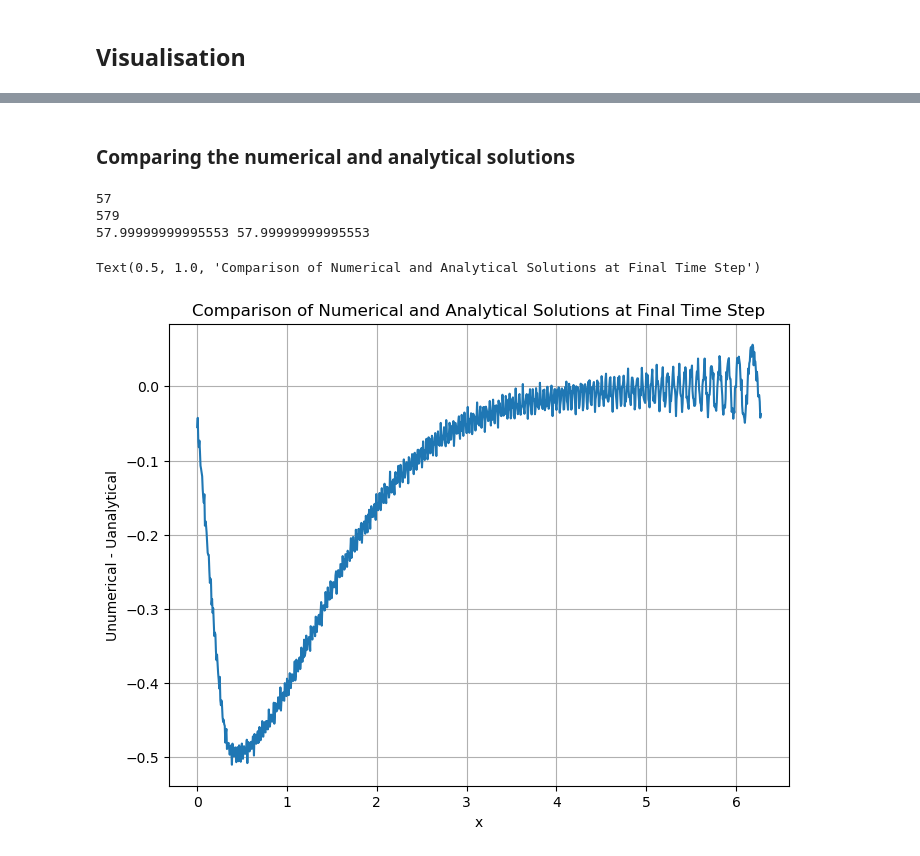
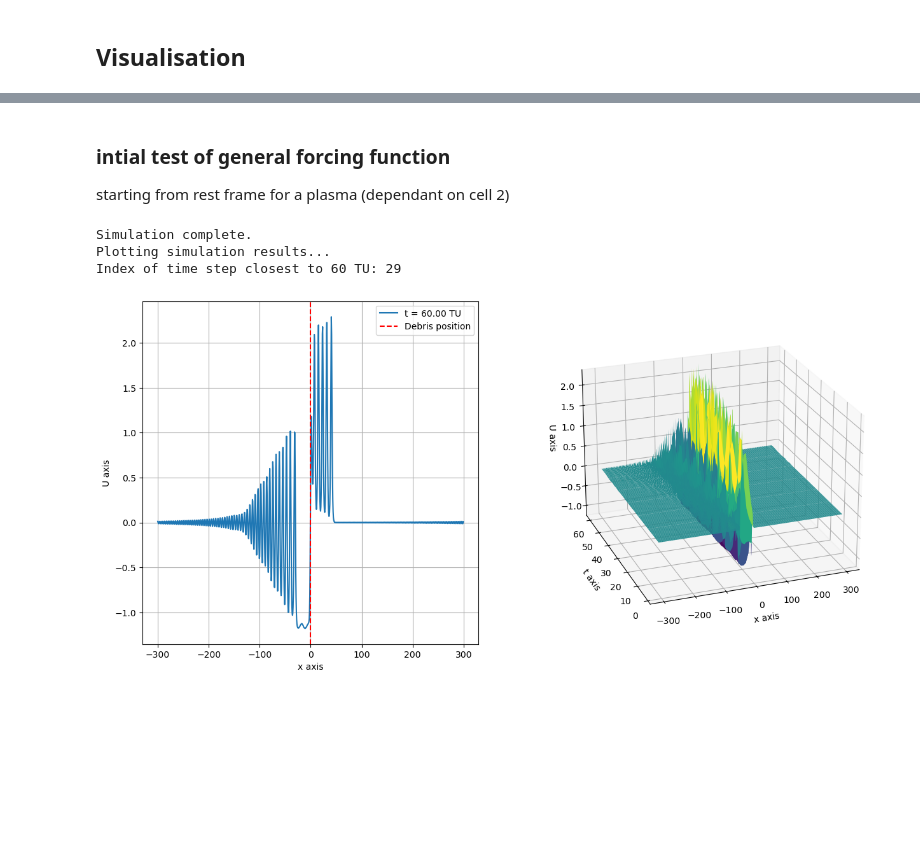
Before and after one commit to lsewards/Forced-kdv-plasma-solitons-simulation, a Jupyter notebook: Plasma soltion simulation.ipynb, the cells around one changed output, grey strips where cells are left out. Drawn from its saved outputs; the diff is of its cells as text; code cells hidden in the pictures; blank space fills up the shorter version.

Commit message:
added NASA paper, produced a properly functioning 1d fkdv sim

```diff
--- a/Plasma soltion simulation.ipynb
+++ b/Plasma soltion simulation.ipynb
@@ -14,16 +7,15 @@ def initialise_ionosphere_region(df, region):
     """ takes a dataframe of ionospheric properties and pulls the associated properties for a given region. making the necessary calculations required to run simulation CURRENTLY NOT ABLE TO HANDLE GEO"""
 
     # Pulls property name and values into a list and numpy array respectively
-    value = df_ionosphere[region].to_numpy()
-    properties = df_ionosphere["Properties"].to_list()
+    value = df[region].to_numpy()
+    properties = df["Properties"].to_list()
 
     # Creates a dictionary of the properties and values for the given region
     plasma_properties = dict(zip(properties, value))
     return plasma_properties
 
-
 def normalised_plasma_potential(a, debye_length, mass_ratio, potential_radius=None):
-    """Calculates the normalised plasma potential for a given debris radius, debye length, and mass ratio."""
+    """Calculates normalised plasma potential; ``a`` and ``debye_length`` must use the same length unit."""
     def _eqn_surface_potential(x, mass_ratio, s, a):
         """Equation 32 from the NASA paper in the form 0 = f(x) where f(x) is equal to g(x) - A(1-B * e(Cx), this equation is then put through brents method to identify the roots of the function, eφ/kT"""
         return np.exp(x) - np.sqrt(mass_ratio) * (s / a) ** 2 * (1 - ((s ** 2 - a ** 2) / s ** 2) * np.exp((a ** 2 / (s ** 2 - a ** 2)) * x))
@@ -39,17 +31,15 @@ def normalised_plasma_potential(a, debye_length, mass_ratio, potential_radius=No
 
     return phi_np
 
-
-def forcing_term_general(np_potential=None, x=None, time=None, vd=None, G=None):
+def forcing_term_general(np_potential, vd, G, x, time):
     """ Calculates the forcing term for the normalised forced KdV equation
         Parameters: X IS XI AND TIME IS TAU
         Returns: Forcing term as a numpy array
     """
-    return np_potential * np.exp(-1 * ((x - (vd * time)) / G) ** 2)
+    return np_potential * np.exp(-1 * (((x - vd * time ) / G) ** 2))
 
-
-def ck_solver(last_sol, current_sol, alpha, beta, k, f, dt, s):
-    """Use the Crank-Nicolson scheme to solve the normalised forced KdV equation on a non-periodic domain."""
+def ck_solver(last_sol, current_sol, alpha, beta, k, f, dt, s = 1.0):
+    """Use the Crank-Nicolson scheme to solve the normalised forced KdV equation on a periodic domain."""
     # pre-calculating coefficients
     _ck_beta = dt * beta * 1j * (k ** 3) * (s ** 3)
     _ck_z = dt * 1j * k * s
@@ -73,6 +63,7 @@ from numpy.fft import rfft, irfft
 import pandas as pd
 import matplotlib.pyplot as plt
 from scipy.optimize import brentq
+from functools import partial
 
 df_ionosphere = pd.read_excel(r'Ionosphere prop.xltx') # Upload the Ionosphere properties from the Excel file
 plasma_prop = initialise_ionosphere_region(df_ionosphere, "Low LEO") # Pulls the properties for the Low LEO region into a dictionary
@@ -86,24 +77,25 @@ __mh__ = 1.67262192595e-27  # Hydrogen ion aka proton mass in kg
 __mo__ = 15.994914619 * 1.66053906892e-27  # Oxygen ion mass in kg
 
 # Normlaised units
-TU = (plasma_prop["Debye Length"] * 1e-2) / (plasma_prop["Ion Acoustic Velocity"] * 1e3)  # Time unit in seconds
-vi =  plasma_prop["Ion Acoustic Velocity"] * 1e3  # Ion acoustic velocity in m/s
+debye_length_m = plasma_prop["Debye Length"] * 1e-2  # spreadsheet value is in cm
+vi_km_s = plasma_prop["Ion Acoustic Velocity"]  # spreadsheet value is in km/s
+TU = debye_length_m / (vi_km_s * 1e3)  # Time unit in seconds
 
 # ======================================= Inputs ====================================================
 
 # physical parameters
-a = 0.01  # debris in m
 alpha = 1.0051 # Nonlinearity parameter ( 1.0051)
 beta = 0.4925 # Dispersion parameter (0.4925)
 
 # forcing parameters
-vd = 1.5  # Debris velocity in km/s
+a = 0.01  # debris in m
+vd = 0 # Debris velocity in km/s
 np_potential = None  # Normalised plasma potential, if None, it will be automatically calculated.
 G = a / (plasma_prop["Debye Length"] * 1e-2)  # Normalised forcing width
 
 # Simulation parameters
 N = 1024  # number of discretised points in the domain (power of 2 for FFT speed)
-L = 300.0  # size of the domain in debye lengths
+L = 100.0  # size of the domain in debye lengths
 dtau = 1e-3  # TU
 tau_inital = 0.0  # TU
 tau_final =  60.0   # TU
@@ -122,11 +114,11 @@ else:
 
 # if up
 if np_potential is None:
-    np_potential = normalised_plasma_potential(a, plasma_prop["Debye Length"], mass_ratio)
+    np_potential = normalised_plasma_potential(a, debye_length_m, mass_ratio)
 if vd is None:
-    vd = plasma_prop["Debris Velocity Circular Orbit"] * 1e3  # Debris velocity in m/s
+    vd = plasma_prop["Debris Velocity Circular Orbit"]  # Debris velocity in km/s
 
-vd_norm = vd / vi  # Normalised debris velocity
+vd_norm = vd / vi_km_s  # Normalised debris velocity
 # %% [output]
 |  | Properties | Units | Low LEO | High LEO I | High LEO II | GEO |
 | 0 | Altitude | km | 700 | 1200 | 1400 | 35786 |
@@ -330,28 +254,16 @@ Plotting Analytical Solution
-# %% [markdown]
-### Comparing the numerical and analytical solutions
-# %%
-plt.figure(figsize=(8, 6))
-
-time = 58
-
-for i_anal in range(len(anal_time_array)):
-    if abs(anal_time_array[i_anal] - time) < 1e-2:
-        print(i_anal)
-        break
-for i_num in range(len(num_time_array)):
-    if abs(num_time_array[i_num] - time) < 1e-2:
-        print(i_num)
-        break
-
-print(num_time_array[i_num], anal_time_array[i_anal])
-plt.plot(xi, num_sol[i_num] - anal_sol[i_anal], label="Difference between numerical and analytical solutions")
-plt.xlabel("x")
-plt.ylabel("Unumerical - Uanalytical")
-plt.grid()
-plt.title("Comparison of Numerical and Analytical Solutions at Final Time Step")
-# %% [output]
-57
-579
-57.99999999995553 57.99999999995553
-Text(0.5, 1.0, 'Comparison of Numerical and Analytical Solutions at Final Time Step')
-[figure, removed]
+# %% [markdown]
+### intial test of general forcing function
+starting from rest frame for a plasma (dependant on cell 2)
+# %%
+appended_general_forcing = partial(forcing_term_general, np_potential, vd_norm, G)
+num_sol, num_time_array, xi = run_simulation(300.0, N, 0.0, 60.0, 0.02, 1.0051, 0.4925,
+                                             mode="rest",
+                                             forcing_fn= appended_general_forcing,
+                                             verbose=100
+)
+view_simulation_results(num_sol, num_time_array, xi, 60, debris_pos=True)
+# %% [output]
+Simulation complete.
+Plotting simulation results...
+Index of time step closest to 60 TU: 29
+[figure, added]
```
Also changed, not shown: parts of 14 cells of this notebook, 1 other file.
